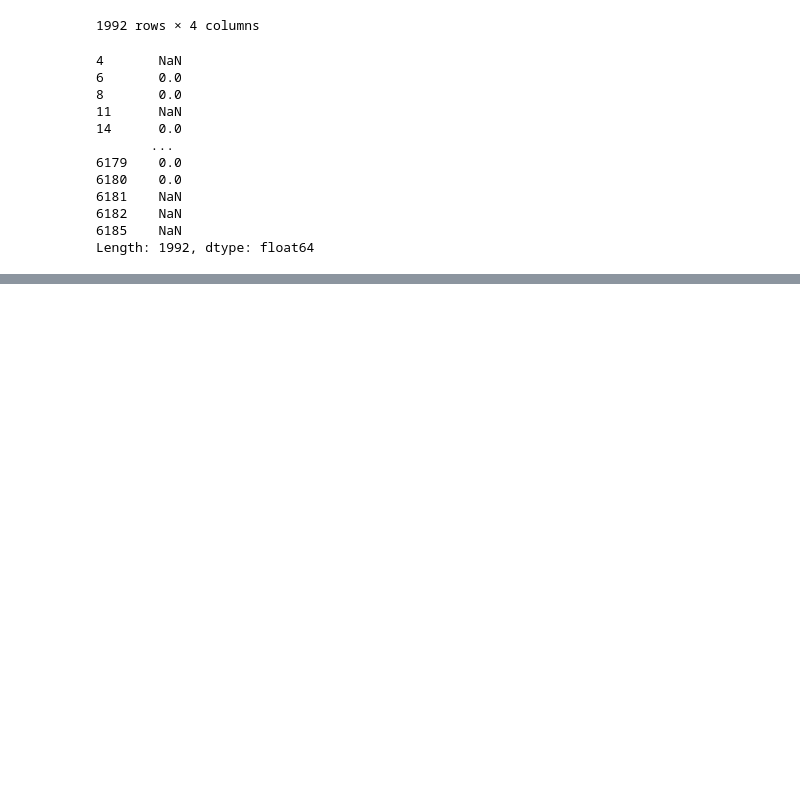
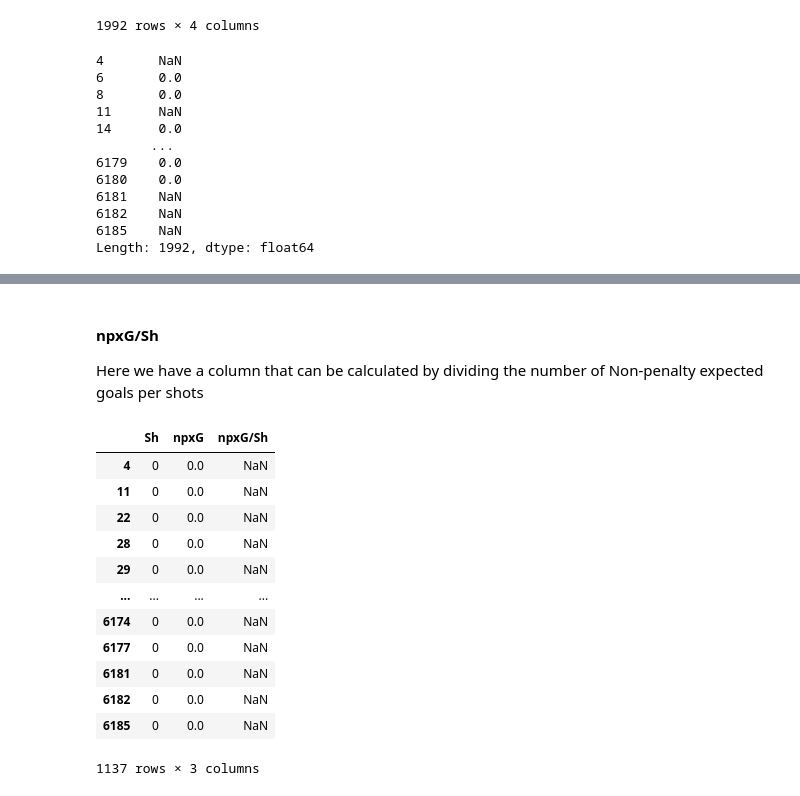
Before and after one commit to dnsrsdata/Football_Player_Rec_Syst, a Jupyter notebook: notebooks/ETL_Playground.ipynb, the cells around one changed output, grey strips where cells are left out. Drawn from its saved outputs; the diff is of its cells as text; code cells hidden in the pictures; blank space fills up the shorter version.

```diff
--- a/notebooks/ETL_Playground.ipynb
+++ b/notebooks/ETL_Playground.ipynb
@@ -832,0 +895,10 @@ all_players_data['G/SoT'] = all_players_data['G/SoT'].fillna(0)
+# %%
+# Getting the indexes
+indexes = all_players_data[all_players_data['Dist'].isna()].loc[:, columns_to_show].query("Sh > 0").index
+indexes_to_fill = indexes.to_list()
+# %%
+# Calculating the mean
+dist_mean = round(all_players_data.Dist.mean(), 2)
+
+# Inputting the mean to values
+all_players_data.loc[indexes, 'Dist'] = all_players_data.loc[indexes, 'Dist'].fillna(dist_mean)
@@ -832,0 +907,26 @@ all_players_data['G/SoT'] = all_players_data['G/SoT'].fillna(0)
+# %%
+# Inputting 0 to Missing
+all_players_data['Dist'] = all_players_data.Dist.fillna(0)
+# %% [markdown]
+#### npxG/Sh
+Here we have a column that can be calculated by dividing the number of Non-penalty expected goals per shots
+# %%
+# Creating a list with columns of interest
+columns_to_show = ['Sh', 'npxG', 'npxG/Sh']
+# %%
+# Fetching columns and missing values
+all_players_data[all_players_data['npxG/Sh'].isna()].loc[:, columns_to_show]
+# %% [output]
+|  | Sh | npxG | npxG/Sh |
+| 4 | 0 | 0.0 | NaN |
+| 11 | 0 | 0.0 | NaN |
+| 22 | 0 | 0.0 | NaN |
+| 28 | 0 | 0.0 | NaN |
+| 29 | 0 | 0.0 | NaN |
+| ... | ... | ... | ... |
+| 6174 | 0 | 0.0 | NaN |
+| 6177 | 0 | 0.0 | NaN |
+| 6181 | 0 | 0.0 | NaN |
+| 6182 | 0 | 0.0 | NaN |
+| 6185 | 0 | 0.0 | NaN |
+1137 rows × 3 columns
```
Also changed, not shown: parts of 18 cells of this notebook.
